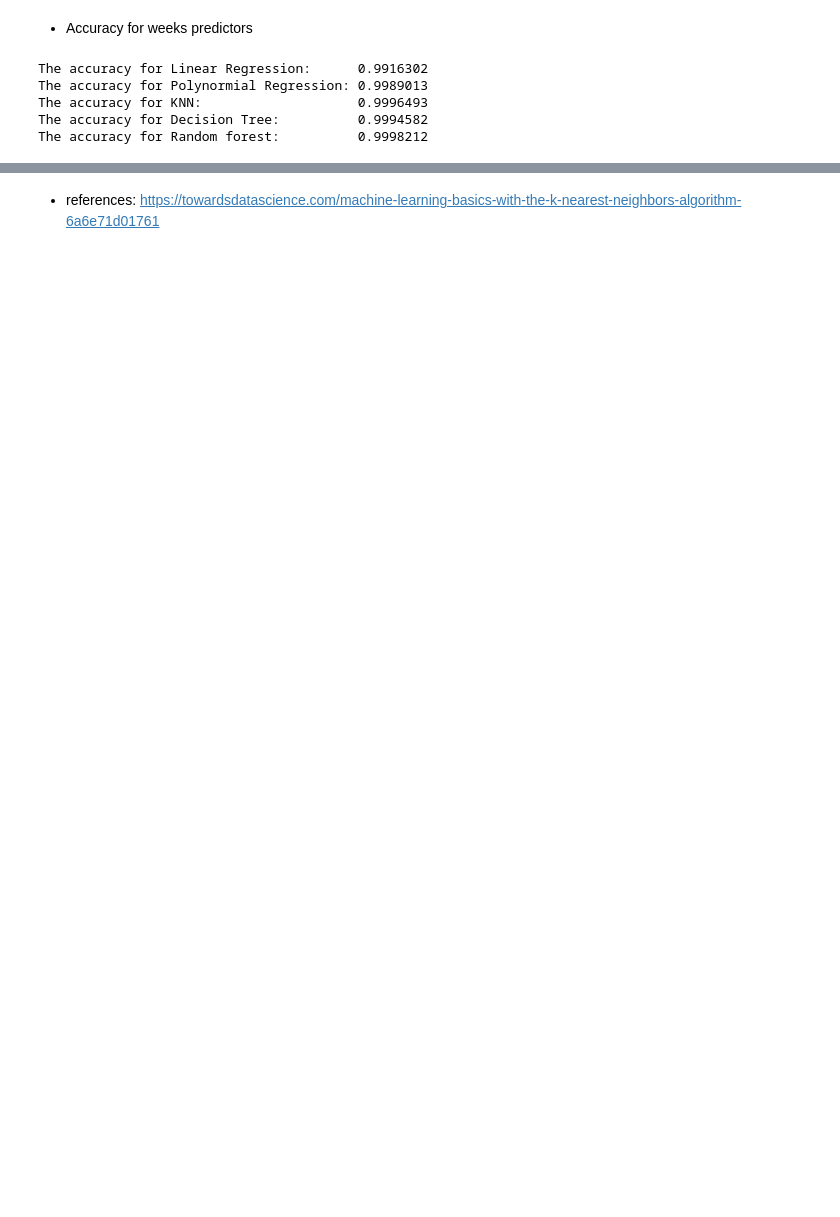
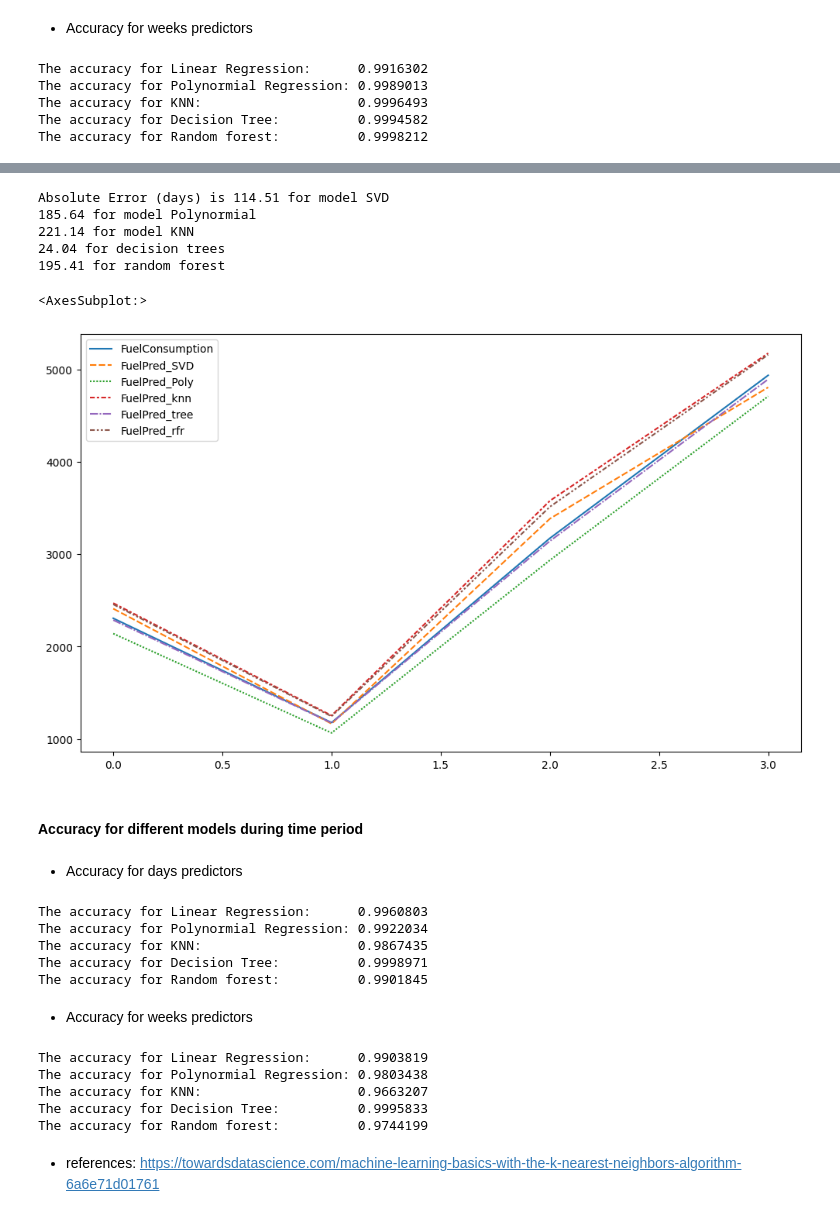
Before and after one commit to cooperhankun/Deep_learning, a Jupyter notebook: project/cetasol_1.ipynb, the cells around one changed output, grey strips where cells are left out. Saved outputs shown, nothing was run; the diff lists cells and outputs as text; code cells hidden in the pictures; blank space fills up the shorter version.

```diff
--- a/project/cetasol_1.ipynb
+++ b/project/cetasol_1.ipynb
@@ -824,0 +937,3 @@ The accuracy for Random forest:          0.9998212
+# %%
+df_weeks_aug = df_new_aug.groupby(pd.Grouper(key = 'timestamp', freq = 'W')).sum().reset_index()
+df_weeks_aug
@@ -825,3 +946,57 @@ The accuracy for Random forest:          0.9998212
+# %%
+mae_SVD_weeks_aug = mean_absolute_error(df_weeks_aug.FuelConsumption, df_weeks_aug.FuelPred_SVD)
+mae_Poly_weeks_aug = mean_absolute_error(df_weeks_aug.FuelConsumption, df_weeks_aug.FuelPred_Poly)
+mae_knn_weeks_aug = mean_absolute_error(df_weeks_aug.FuelConsumption, df_weeks_aug.FuelPred_knn)
+mae_tree_weeks_aug = mean_absolute_error(df_weeks_aug.FuelConsumption, df_weeks_aug.FuelPred_tree)
+mae_rfr_weeks_aug = mean_absolute_error(df_weeks_aug.FuelConsumption, df_weeks_aug.FuelPred_rfr)
+
+print(f"Absolute Error (days) is {mae_SVD_weeks_aug:.2f} for model SVD")
+print(f"{mae_Poly_weeks_aug:.2f} for model Polynormial")
+print(f"{mae_knn_weeks_aug:.2f} for model KNN")
+print(f"{mae_tree_weeks_aug:.2f} for decision trees")
+print(f"{mae_rfr_weeks_aug:.2f} for random forest")
+# %% [output]
+Absolute Error (days) is 114.51 for model SVD
+185.64 for model Polynormial
+221.14 for model KNN
+24.04 for decision trees
+195.41 for random forest
+# %%
+plt.figure(figsize=(12, 7))
+sns.lineplot(data=df_weeks_aug)
+# %% [output]
+<AxesSubplot:>
+[figure, added]
+# %% [markdown]
+#### Accuracy for different models during time period
+# %% [markdown]
+- Accuracy for days predictors
+# %%
+print(f"The accuracy for Linear Regression:      {metrics.r2_score(df_days_aug.FuelConsumption, df_days_aug.FuelPred_SVD):.7f}")
+print(f"The accuracy for Polynormial Regression: {metrics.r2_score(df_days_aug.FuelConsumption, df_days_aug.FuelPred_Poly):.7f}")
+print(f"The accuracy for KNN:                    {metrics.r2_score(df_days_aug.FuelConsumption, df_days_aug.FuelPred_knn):.7f}")
+print(f"The accuracy for Decision Tree:          {metrics.r2_score(df_days_aug.FuelConsumption, df_days_aug.FuelPred_tree):.7f}")
+print(f"The accuracy for Random forest:          {metrics.r2_score(df_days_aug.FuelConsumption, df_days_aug.FuelPred_rfr):.7f}")
+# %% [output]
+The accuracy for Linear Regression:      0.9960803
+The accuracy for Polynormial Regression: 0.9922034
+The accuracy for KNN:                    0.9867435
+The accuracy for Decision Tree:          0.9998971
+The accuracy for Random forest:          0.9901845
+# %% [markdown]
+- Accuracy for weeks predictors
+# %%
+print(f"The accuracy for Linear Regression:      {metrics.r2_score(df_weeks_aug.FuelConsumption, df_weeks_aug.FuelPred_SVD):.7f}")
+print(f"The accuracy for Polynormial Regression: {metrics.r2_score(df_weeks_aug.FuelConsumption, df_weeks_aug.FuelPred_Poly):.7f}")
+print(f"The accuracy for KNN:                    {metrics.r2_score(df_weeks_aug.FuelConsumption, df_weeks_aug.FuelPred_knn):.7f}")
+print(f"The accuracy for Decision Tree:          {metrics.r2_score(df_weeks_aug.FuelConsumption, df_weeks_aug.FuelPred_tree):.7f}")
+print(f"The accuracy for Random forest:          {metrics.r2_score(df_weeks_aug.FuelConsumption, df_weeks_aug.FuelPred_rfr):.7f}")
+# %% [output]
+The accuracy for Linear Regression:      0.9903819
+The accuracy for Polynormial Regression: 0.9803438
+The accuracy for KNN:                    0.9663207
+The accuracy for Decision Tree:          0.9995833
+The accuracy for Random forest:          0.9744199
 # %% [markdown]
 - references:
 https://towardsdatascience.com/machine-learning-basics-with-the-k-nearest-neighbors-algorithm-6a6e71d01761
```
Also changed, not shown: parts of 32 cells of this notebook.
